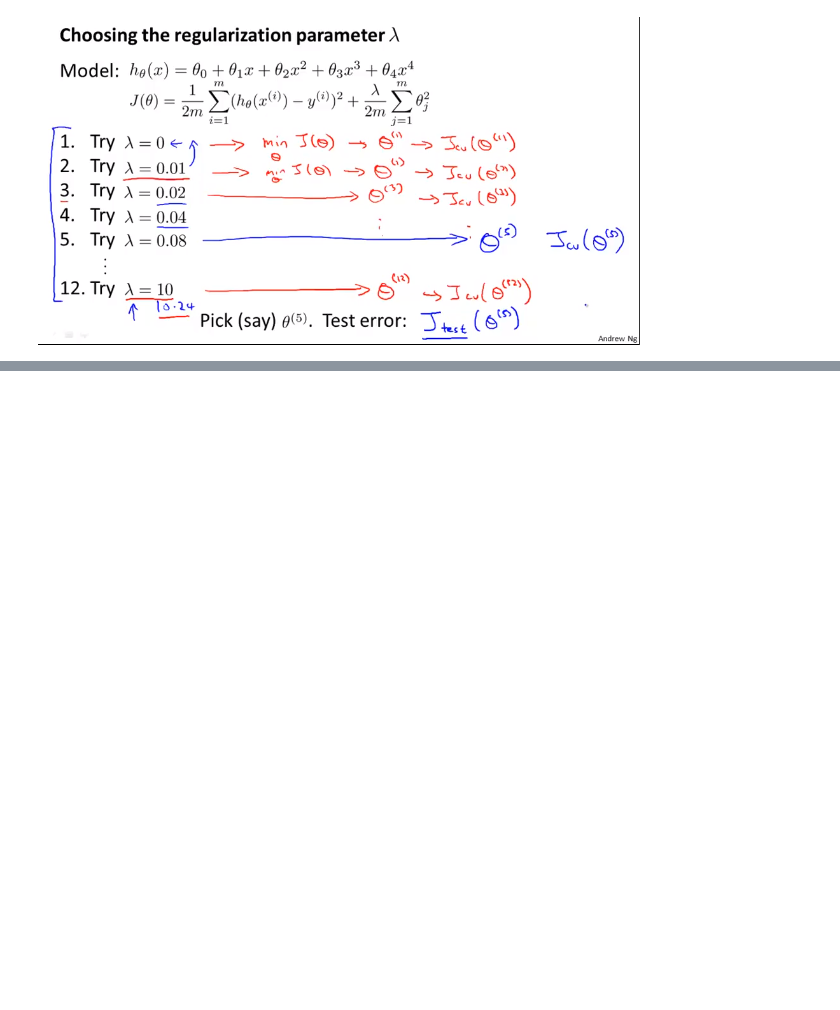
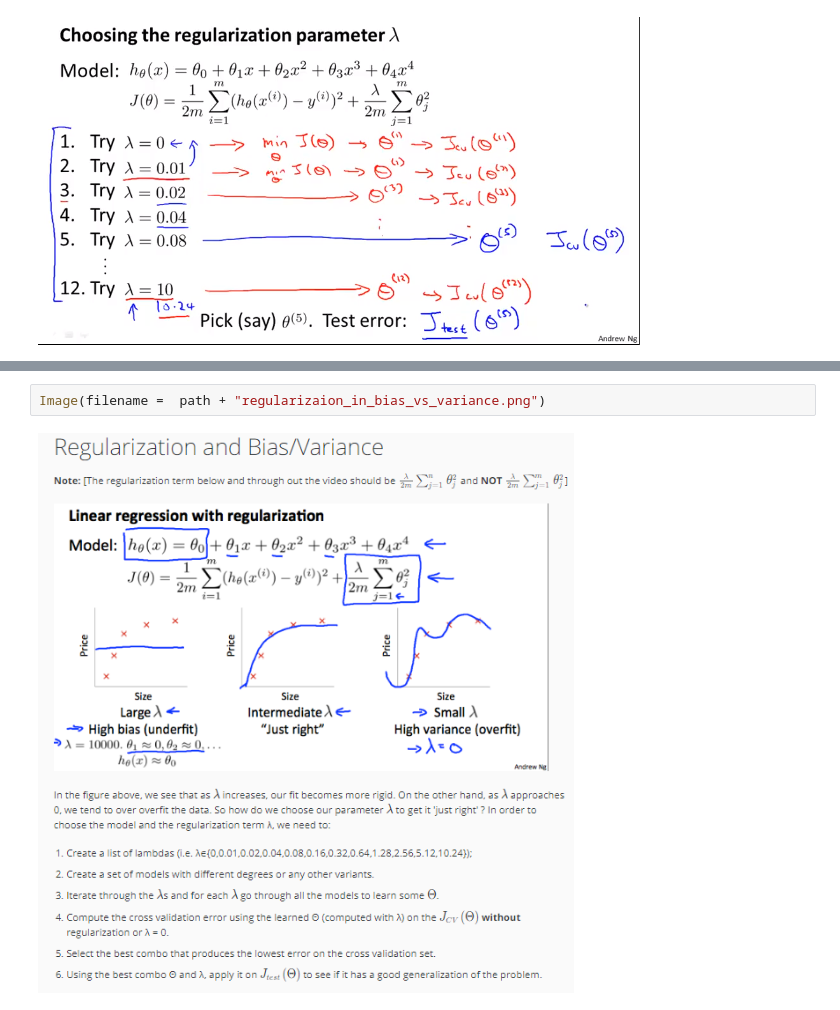
Before and after one commit to louloret/Andrew-NG-Machine-Learning, a Jupyter notebook: Week 6 Advice for Applying Machine Learning-checkpoint.ipynb, the cells around one changed output, grey strips where cells are left out. Cells and saved outputs as stored; diff of their text form; blank space fills up the shorter version.

```diff
--- a/Week 6 Advice for Applying Machine Learning-checkpoint.ipynb
+++ b/Week 6 Advice for Applying Machine Learning-checkpoint.ipynb
@@ -126,0 +153,4 @@ Image(filename =  path + "iterating_lambda.png")
+# %%
+Image(filename =  path + "regularizaion_in_bias_vs_variance.png")
+# %% [output]
+[figure, added]
```
Also changed, not shown: parts of 6 cells of this notebook.
